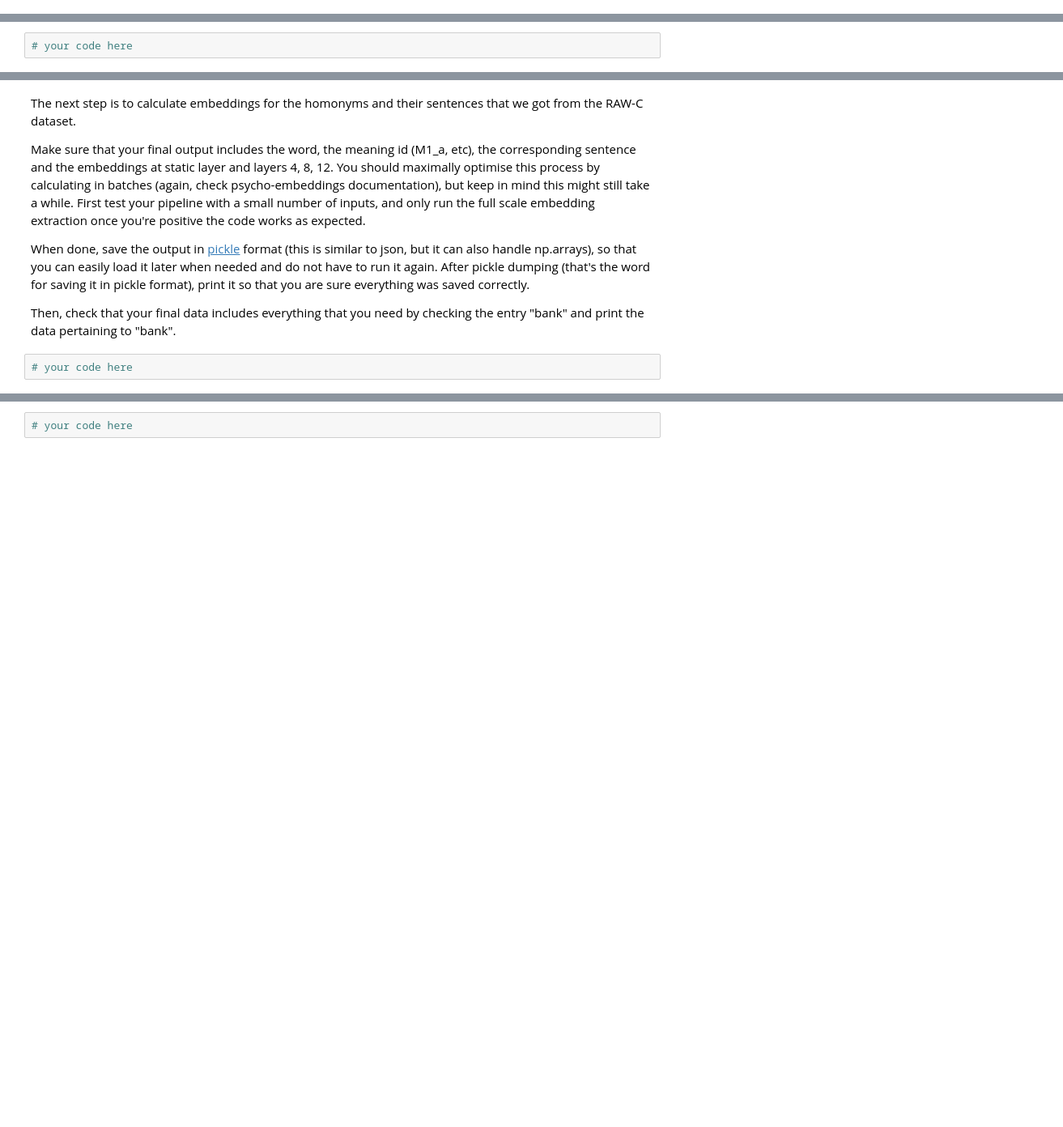
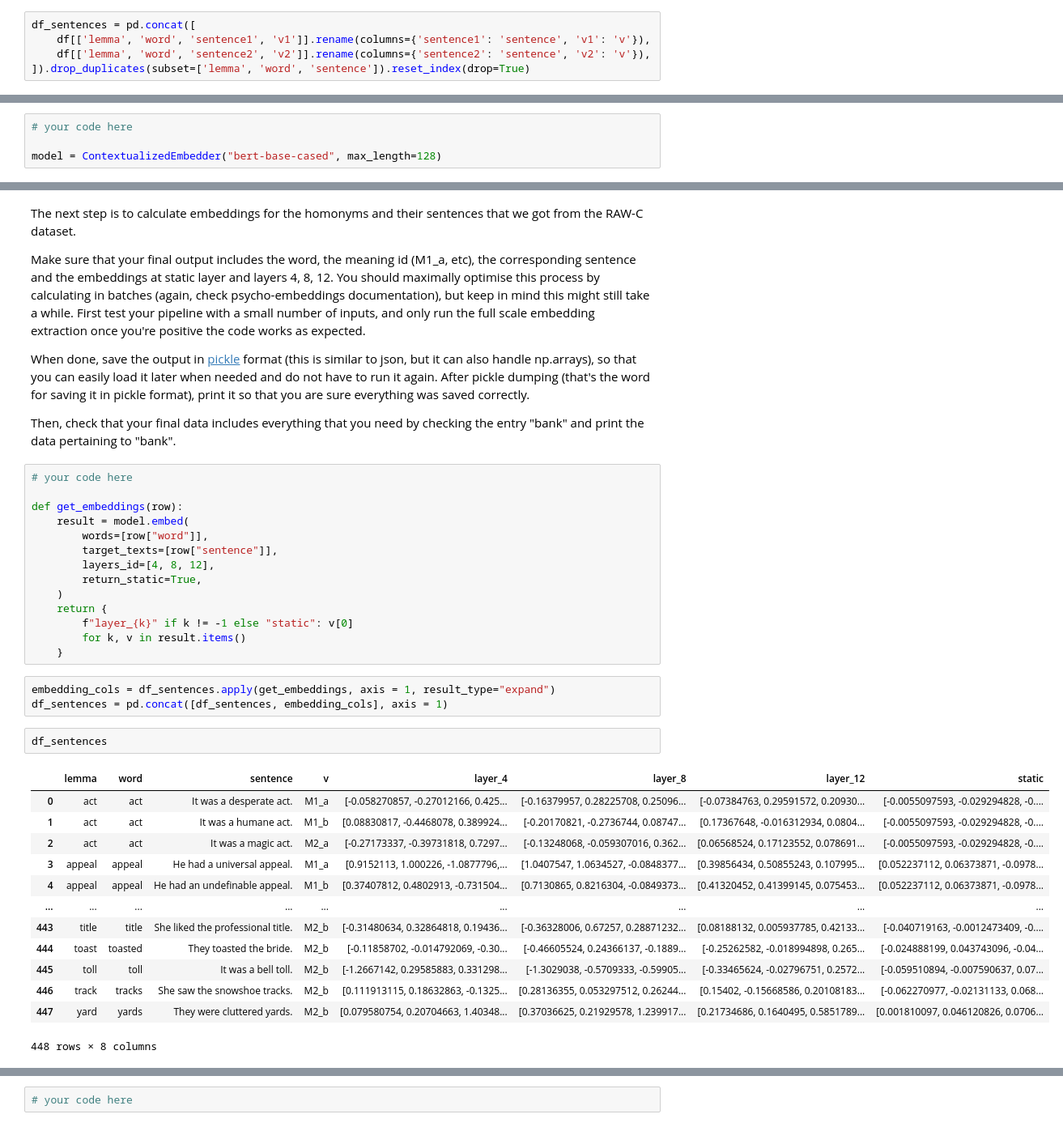
Before and after one commit to kazgar/comp_ling_assignment, a Jupyter notebook: compling26_assignment.ipynb, the cells around one changed output, grey strips where cells are left out. Shown at 81% size. Cells and saved outputs as stored; diff of their text form; blank space fills up the shorter version.

```diff
--- a/compling26_assignment.ipynb
+++ b/compling26_assignment.ipynb
@@ -91,0 +94,5 @@ df.rename(columns = {'word': 'lemma', 'string': 'word'})
+# %%
+df_sentences = pd.concat([
+    df[['lemma', 'word', 'sentence1', 'v1']].rename(columns={'sentence1': 'sentence', 'v1': 'v'}),
+    df[['lemma', 'word', 'sentence2', 'v2']].rename(columns={'sentence2': 'sentence', 'v2': 'v'}),
+]).drop_duplicates(subset=['lemma', 'word', 'sentence']).reset_index(drop=True)
@@ -112,3 +133,5 @@ Now, import the relevant module/function from psycho-embeddings and load the req
 Now, test that everything works correctly by computing an embedding for the word "assignment" in the sentence "I am having so much fun with this assignment!", at static layer and layers 4, 8 and 12 (hint: think of tokenisation and how the embedder deals with that).
 # %%
 # your code here
+
+model = ContextualizedEmbedder("bert-base-cased", max_length=128)
@@ -120,5 +177,36 @@ Make sure that your final output includes the word, the meaning id (M1_a, etc),
 When done, save the output in [pickle](https://docs.python.org/3/library/pickle.html) format (this is similar to json, but it can also handle np.arrays), so that you can easily load it later when needed and do not have to run it again. After pickle dumping (that's the word for saving it in pickle format), print it so that you are sure everything was saved correctly.
 
 Then, check that your final data includes everything that you need by checking the entry "bank" and print the data pertaining to "bank".
-# %%
-# your code here
+# %%
+# your code here
+
+def get_embeddings(row):
+    result = model.embed(
+        words=[row["word"]],
+        target_texts=[row["sentence"]],
+        layers_id=[4, 8, 12],
+        return_static=True,
+    )
+    return {
+        f"layer_{k}" if k != -1 else "static": v[0]
+        for k, v in result.items()
+    }
+# %%
+embedding_cols = df_sentences.apply(get_embeddings, axis = 1, result_type="expand")
+df_sentences = pd.concat([df_sentences, embedding_cols], axis = 1)
+# %%
+df_sentences
+# %% [output]
+|  | lemma | word | sentence | v | layer_4 | layer_8 | layer_12 | static |
+| 0 | act | act | It was a desperate act. | M1_a | [-0.058270857, -0.27012166, 0.425... | [-0.16379957, 0.28225708, 0.25096... | [-0.07384763, 0.29591572, 0.20930... | [-0.0055097593, -0.029294828, -0.... |
+| 1 | act | act | It was a humane act. | M1_b | [0.08830817, -0.4468078, 0.389924... | [-0.20170821, -0.2736744, 0.08747... | [0.17367648, -0.016312934, 0.0804... | [-0.0055097593, -0.029294828, -0.... |
+| 2 | act | act | It was a magic act. | M2_a | [-0.27173337, -0.39731818, 0.7297... | [-0.13248068, -0.059307016, 0.362... | [0.06568524, 0.17123552, 0.078691... | [-0.0055097593, -0.029294828, -0.... |
+| 3 | appeal | appeal | He had a universal appeal. | M1_a | [0.9152113, 1.000226, -1.0877796,... | [1.0407547, 1.0634527, -0.0848377... | [0.39856434, 0.50855243, 0.107995... | [0.052237112, 0.06373871, -0.0978... |
+| 4 | appeal | appeal | He had an undefinable appeal. | M1_b | [0.37407812, 0.4802913, -0.731504... | [0.7130865, 0.8216304, -0.0849373... | [0.41320452, 0.41399145, 0.075453... | [0.052237112, 0.06373871, -0.0978... |
+| ... | ... | ... | ... | ... | ... | ... | ... | ... |
+| 443 | title | title | She liked the professional title. | M2_b | [-0.31480634, 0.32864818, 0.19436... | [-0.36328006, 0.67257, 0.28871232... | [0.08188132, 0.005937785, 0.42133... | [-0.040719163, -0.0012473409, -0.... |
+| 444 | toast | toasted | They toasted the bride. | M2_b | [-0.11858702, -0.014792069, -0.30... | [-0.46605524, 0.24366137, -0.1889... | [-0.25262582, -0.018994898, 0.265... | [-0.024888199, 0.043743096, -0.04... |
+| 445 | toll | toll | It was a bell toll. | M2_b | [-1.2667142, 0.29585883, 0.331298... | [-1.3029038, -0.5709333, -0.59905... | [-0.33465624, -0.02796751, 0.2572... | [-0.059510894, -0.007590637, 0.07... |
+| 446 | track | tracks | She saw the snowshoe tracks. | M2_b | [0.111913115, 0.18632863, -0.1325... | [0.28136355, 0.053297512, 0.26244... | [0.15402, -0.15668586, 0.20108183... | [-0.062270977, -0.02131133, 0.068... |
+| 447 | yard | yards | They were cluttered yards. | M2_b | [0.079580754, 0.20704663, 1.40348... | [0.37036625, 0.21929578, 1.239917... | [0.21734686, 0.1640495, 0.5851789... | [0.001810097, 0.046120826, 0.0706... |
+448 rows × 8 columns
```
Also changed, not shown: parts of 10 cells of this notebook.
